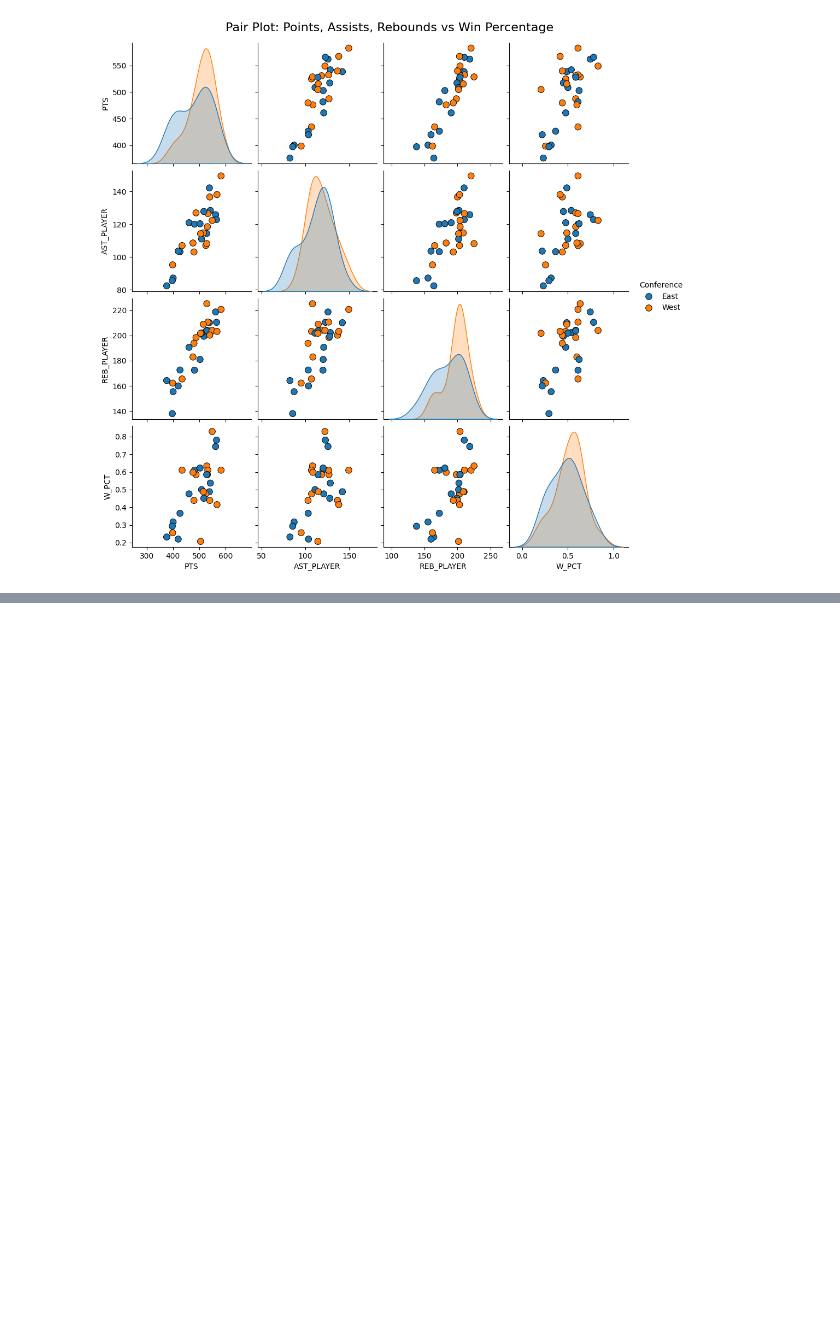
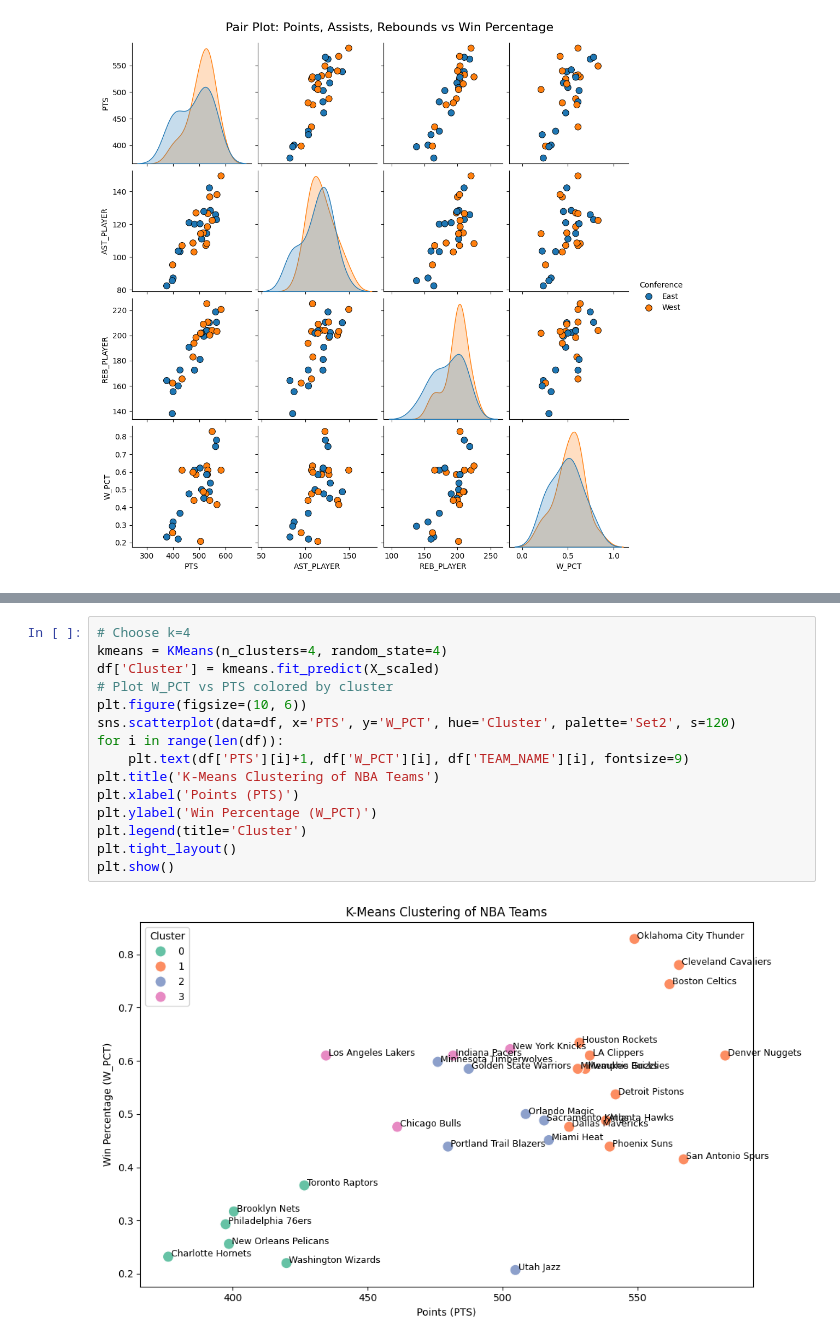
Before and after one commit to Prithwi13/Banking-System, a Jupyter notebook: ASDS_5302_Final_Project.ipynb, the cells around one changed output, grey strips where cells are left out. Cells and saved outputs as stored; diff of their text form; blank space fills up the shorter version.

```diff
--- a/ASDS_5302_Final_Project.ipynb
+++ b/ASDS_5302_Final_Project.ipynb
@@ -721,0 +782,17 @@ These insights underscore the multifactorial nature of team performance in profe
+# %%
+# Choose k=4
+kmeans = KMeans(n_clusters=4, random_state=4)
+df['Cluster'] = kmeans.fit_predict(X_scaled)
+# Plot W_PCT vs PTS colored by cluster
+plt.figure(figsize=(10, 6))
+sns.scatterplot(data=df, x='PTS', y='W_PCT', hue='Cluster', palette='Set2', s=120)
+for i in range(len(df)):
+    plt.text(df['PTS'][i]+1, df['W_PCT'][i], df['TEAM_NAME'][i], fontsize=9)
+plt.title('K-Means Clustering of NBA Teams')
+plt.xlabel('Points (PTS)')
+plt.ylabel('Win Percentage (W_PCT)')
+plt.legend(title='Cluster')
+plt.tight_layout()
+plt.show()
+# %% [output]
+[figure, added]
```
Also changed, not shown: parts of 16 cells of this notebook.
